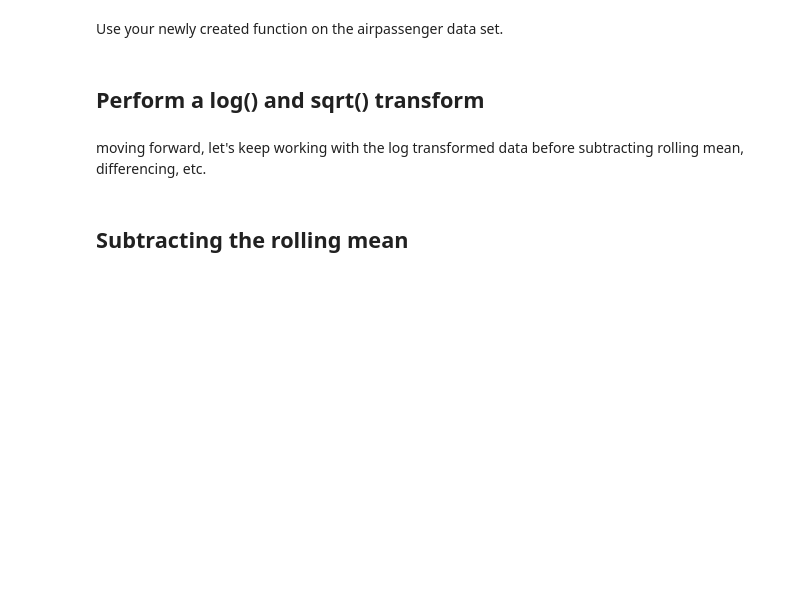
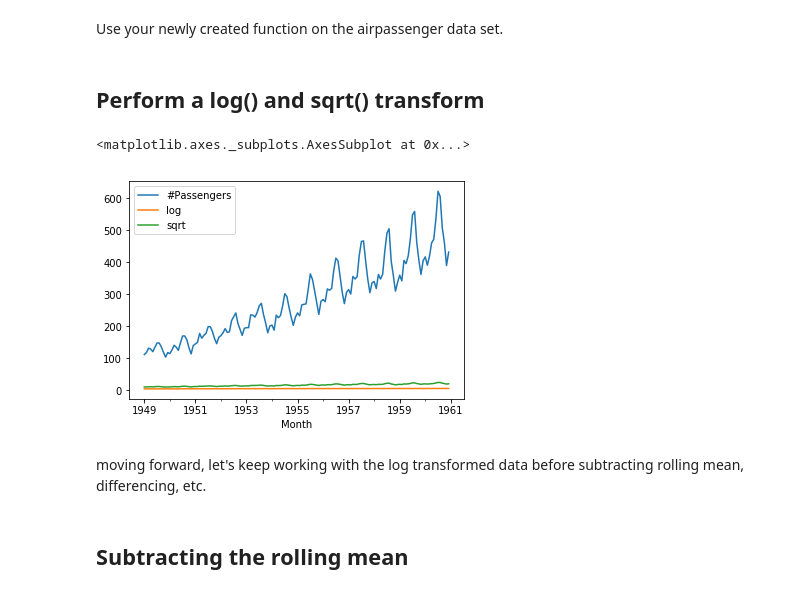
Before and after one commit to minotaur142/dsc-removing-trends-lab-nyc-ds-060319, a Jupyter notebook: index.ipynb, the cells around one changed output. Saved outputs shown, nothing was run; the diff lists cells and outputs as text; code cells hidden in the pictures; blank space fills up the shorter version.

```diff
--- a/index.ipynb
+++ b/index.ipynb
@@ -85,7 +85,11 @@ Use your newly created function on the airpassenger data set.
 # %%
 # Log transform timeseries and compare with original to check the effect
 ts['log']= np.log(ts)
 ts['sqrt'] = ts.iloc[:,0]**.5
+ts.plot()
+# %% [output]
+<matplotlib.axes._subplots.AxesSubplot at 0x...>
+[figure, added]
 # %% [markdown]
 moving forward, let's keep working with the log transformed data before subtracting rolling mean, differencing, etc.
 # %% [markdown]
```
